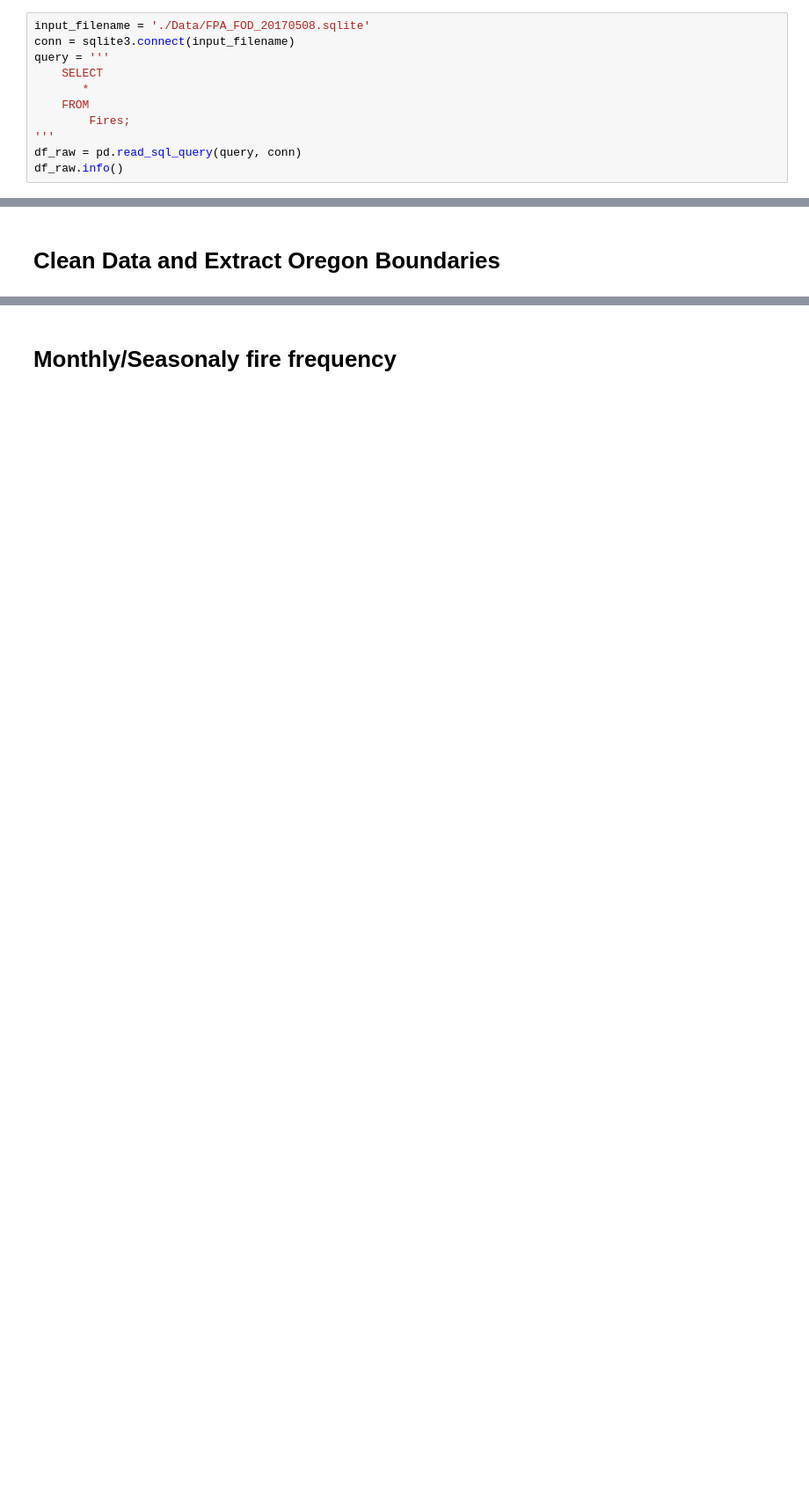
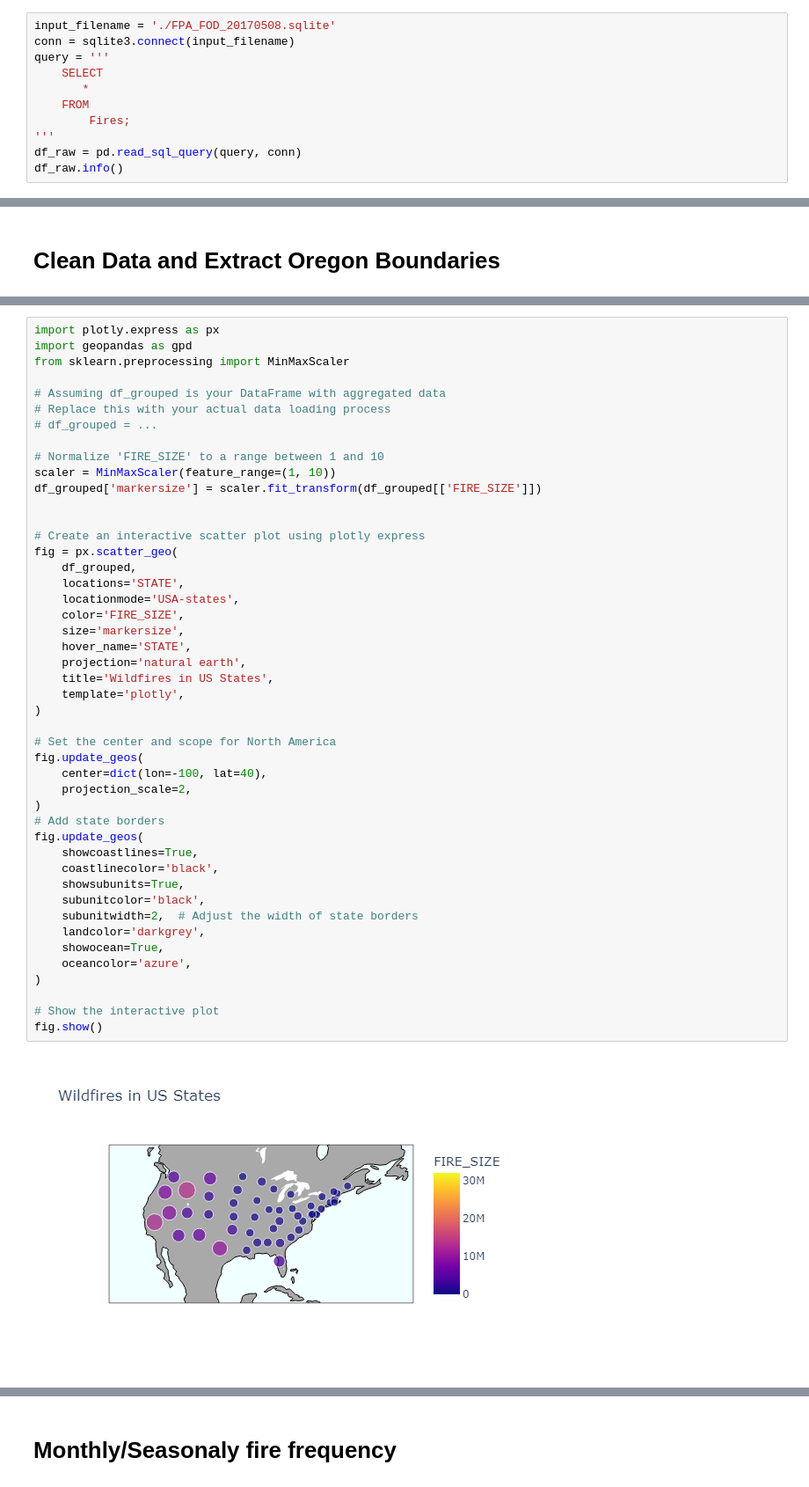
Before and after one commit to kathleen-scopis/OregonWildfirePrediction, a Jupyter notebook: Final_V2.ipynb, the cells around one changed output, grey strips where cells are left out. Shown at 88% size. Saved outputs shown, nothing was run; the diff lists cells and outputs as text; blank space fills up the shorter version.

```diff
--- a/Final_V2.ipynb
+++ b/Final_V2.ipynb
@@ -69,7 +67,7 @@ Data columns (total 20 columns):
 dtypes: float64(7), int64(2), object(11)
 memory usage: 286.9+ MB
 # %%
-input_filename = './Data/FPA_FOD_20170508.sqlite'
+input_filename = './FPA_FOD_20170508.sqlite'
 conn = sqlite3.connect(input_filename)
 query = '''
     SELECT
@@ -126,0 +212,48 @@ plt.show()
+# %%
+import plotly.express as px
+import geopandas as gpd
+from sklearn.preprocessing import MinMaxScaler
+
+# Assuming df_grouped is your DataFrame with aggregated data
+# Replace this with your actual data loading process
+# df_grouped = ...
+
+# Normalize 'FIRE_SIZE' to a range between 1 and 10
+scaler = MinMaxScaler(feature_range=(1, 10))
+df_grouped['markersize'] = scaler.fit_transform(df_grouped[['FIRE_SIZE']])
+
+
+# Create an interactive scatter plot using plotly express
+fig = px.scatter_geo(
+    df_grouped,
+    locations='STATE',
+    locationmode='USA-states',
+    color='FIRE_SIZE',
+    size='markersize',
+    hover_name='STATE',
+    projection='natural earth',
+    title='Wildfires in US States',
+    template='plotly',
+)
+
+# Set the center and scope for North America
+fig.update_geos(
+    center=dict(lon=-100, lat=40),
+    projection_scale=2,
+)
+# Add state borders
+fig.update_geos(
+    showcoastlines=True,
+    coastlinecolor='black',
+    showsubunits=True,
+    subunitcolor='black',
+    subunitwidth=2,  # Adjust the width of state borders
+    landcolor='darkgrey',
+    showocean=True,
+    oceancolor='azure',
+)
+
+# Show the interactive plot
+fig.show()
+# %% [output]
+[figure, added]
```
Also changed, not shown: parts of 29 cells of this notebook, 13 other files.
